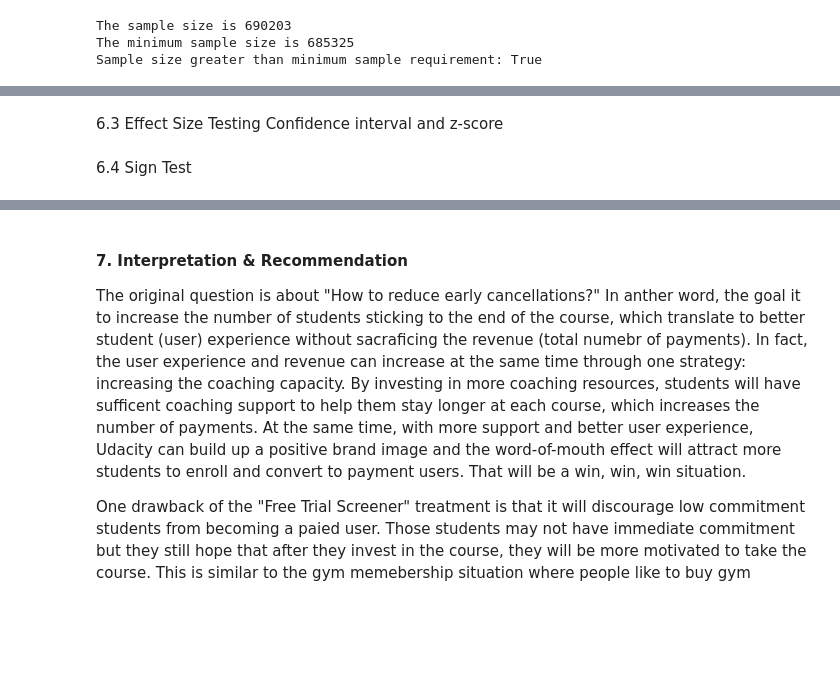
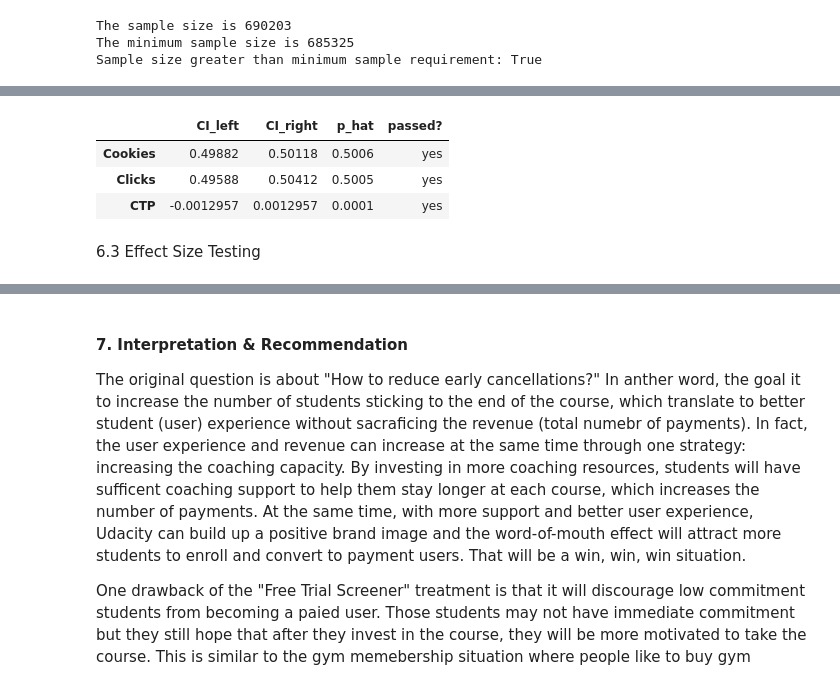
Before and after one commit to emmaliberkeley/AB-Testing-Project, a Jupyter notebook: test.ipynb, the cells around one changed output, grey strips where cells are left out. Saved outputs shown, nothing was run; the diff lists cells and outputs as text; code cells hidden in the pictures; blank space fills up the shorter version.

```diff
--- a/test.ipynb
+++ b/test.ipynb
@@ -349,5 +439,36 @@ we would expect that these metrics do not differ significantly between control a
+# %%
+#compute CTP for both groups
+CTP_control = control["Clicks"].sum()/control["Pageviews"].sum()
+CTP_experiment = experiment["Clicks"].sum()/experiment["Pageviews"].sum()
+
+#compute sample standard deviations for both groups
+S_control = (CTP_control*(1-CTP_control))**0.5
+S_experiment = (CTP_experiment*(1-CTP_experiment))**0.5
+
+#compute SE_pooled
+SE_pooled = (S_control**2/control["Pageviews"].sum()+S_experiment**2/experiment["Pageviews"].sum())**0.5
+
+#compute 95% confidence interval and store it in sanity check
+alpha = 0.05
+
+sanity_check.at["CTP", "CI_left"] = 0-(stats.norm.ppf(1-alpha/2)*SE_pooled)
+sanity_check.at["CTP", "CI_right"] = 0+(stats.norm.ppf(1-alpha/2)*SE_pooled)
+
+#compute observed difference d and store it in sanity check
+sanity_check.at["CTP", "p_hat"] = round(CTP_experiment - CTP_control,4)
+
+#check if sanity check is passed
+if sanity_check.at["CTP", "CI_left"] <= sanity_check.at["CTP", "p_hat"] <= sanity_check.at["CTP", "CI_right"]:
+    sanity_check.at["CTP", "passed?"] = "yes"
+else:
+    sanity_check.at["CTP", "passed?"] = "no"
+
+#return results
+sanity_check
+# %% [output]
+|  | CI_left | CI_right | p_hat | passed? |
+| Cookies | 0.49882 | 0.50118 | 0.5006 | yes |
+| Clicks | 0.49588 | 0.50412 | 0.5005 | yes |
+| CTP | -0.0012957 | 0.0012957 | 0.0001 | yes |
 # %% [markdown]
 6.3 Effect Size Testing
-Confidence interval and z-score
-# %% [markdown]
-6.4 Sign Test
```
Also changed, not shown: parts of 14 cells of this notebook, 1 other file.
